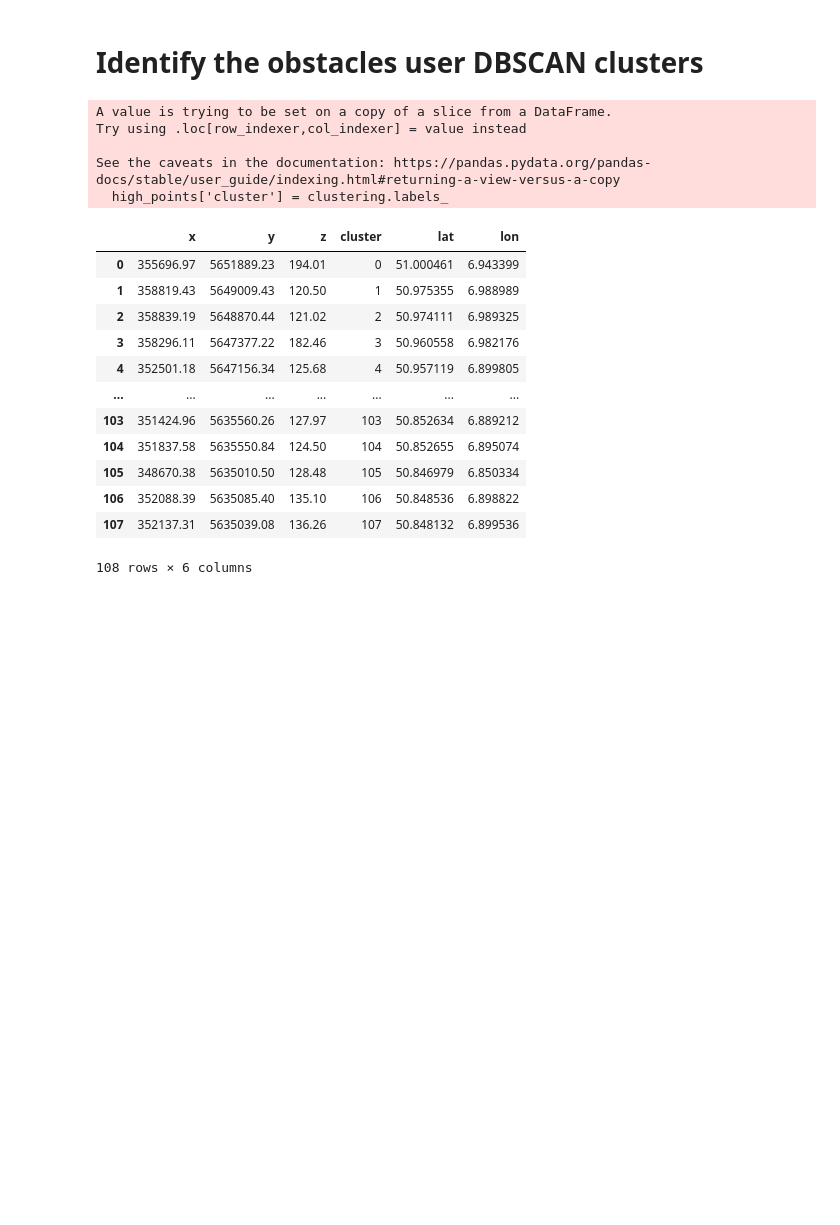
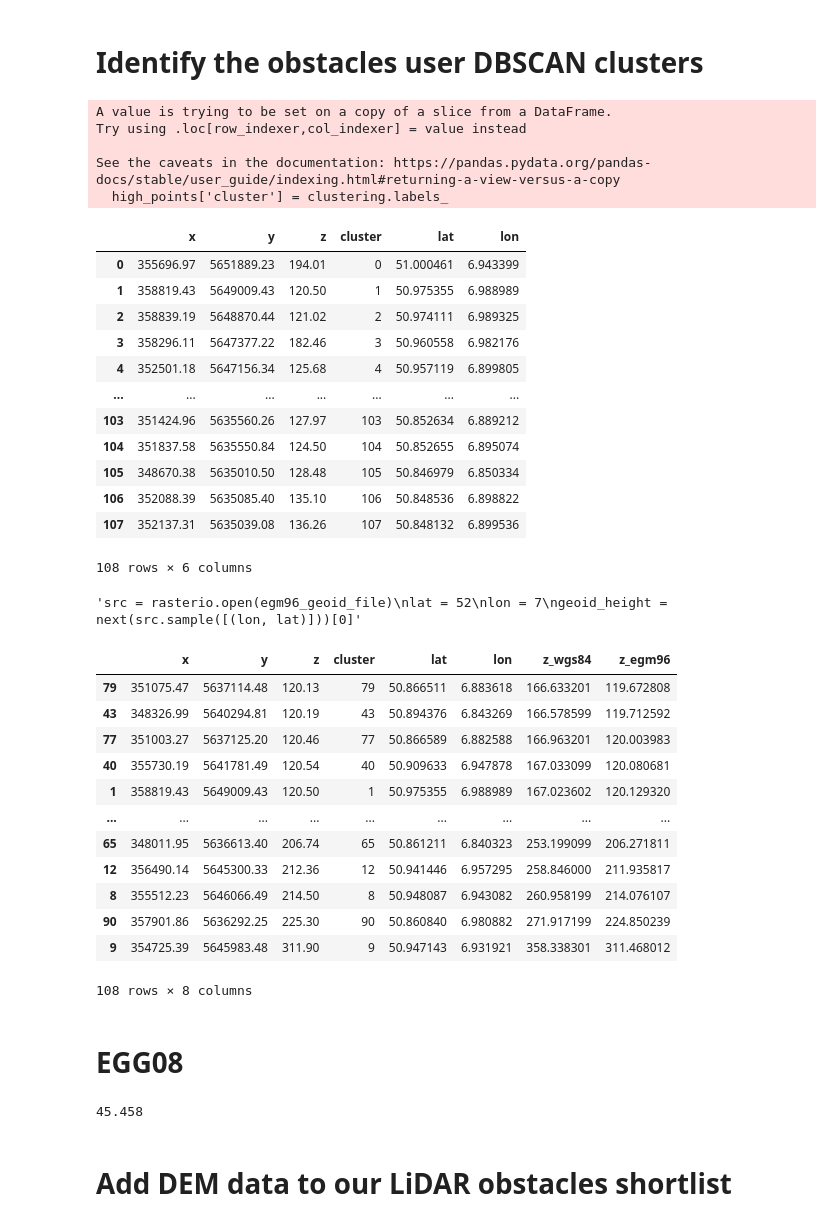
Before and after one commit to DME-3/Validate-Obstacles, a Jupyter notebook: Validate_AIP_Obstacles.ipynb, the cells around one changed output. Drawn from its saved outputs; the diff is of its cells as text; code cells hidden in the pictures; blank space fills up the shorter version.

Commit message:
second version and geoid data

```diff
--- a/Validate_AIP_Obstacles.ipynb
+++ b/Validate_AIP_Obstacles.ipynb
@@ -236,3 +240,5 @@ df_trimmed.to_pickle("./lidar_data/df_trimmed_Cologne_extended.pkl")
+# %%
+df_trimmed = pd.read_pickle("./lidar_pkl/df_trimmed_Cologne_extended.pkl")
 # %% [markdown]
 # Identify the obstacles user DBSCAN clusters
 # %%
@@ -280,0 +309,77 @@ See the caveats in the documentation: https://pandas.pydata.org/pandas-docs/stab
+# %%
+# Transform heights from WGS84 (ellipsoid) to WGS84 (EGM96 geoid) (EPSG:5773)
+# Geoid grid file source: https://github.com/OSGeo/proj-datumgrid
+egm96_geoid_file = './EGM96_data/egm96_15.gtx'
+
+# Create a pyproj Transformer to transform from WGS-84 ellipsoidal heights to EGM96 geoid heights
+transformer = pyproj.Transformer.from_pipeline(
+    f"+proj=pipeline "
+    f"+step +proj=unitconvert +xy_in=deg +z_in=m +xy_out=rad +z_out=m "
+    f"+step +proj=vgridshift +grids={egm96_geoid_file} +multiplier=-1 "
+    f"+step +proj=unitconvert +xy_in=rad +z_in=m +xy_out=deg +z_out=m"
+)
+
+def apply_egm96_transformation(row):
+    _, _, z_egm96 = transformer.transform(row['lon'], row['lat'], row['z_wgs84'])
+    return z_egm96
+
+# Apply the EGM96 transformation to the DataFrame
+highest_points['z_egm96'] = highest_points.apply(apply_egm96_transformation, axis=1)
+
+# test: transformer.transform(7, 5, 0) # https://geographiclib.sourceforge.io/cgi-bin/GeoidEval
+
+# Alternative rasterio method
+'''src = rasterio.open(egm96_geoid_file)
+lat = 52
+lon = 7
+geoid_height = next(src.sample([(lon, lat)]))[0]'''
+# %% [output]
+'src = rasterio.open(egm96_geoid_file)\nlat = 52\nlon = 7\ngeoid_height = next(src.sample([(lon, lat)]))[0]'
+# %%
+highest_points.sort_values(by=['z_egm96'])
+# %% [output]
+|  | x | y | z | cluster | lat | lon | z_wgs84 | z_egm96 |
+| 79 | 351075.47 | 5637114.48 | 120.13 | 79 | 50.866511 | 6.883618 | 166.633201 | 119.672808 |
+| 43 | 348326.99 | 5640294.81 | 120.19 | 43 | 50.894376 | 6.843269 | 166.578599 | 119.712592 |
+| 77 | 351003.27 | 5637125.20 | 120.46 | 77 | 50.866589 | 6.882588 | 166.963201 | 120.003983 |
+| 40 | 355730.19 | 5641781.49 | 120.54 | 40 | 50.909633 | 6.947878 | 167.033099 | 120.080681 |
+| 1 | 358819.43 | 5649009.43 | 120.50 | 1 | 50.975355 | 6.988989 | 167.023602 | 120.129320 |
+| ... | ... | ... | ... | ... | ... | ... | ... | ... |
+| 65 | 348011.95 | 5636613.40 | 206.74 | 65 | 50.861211 | 6.840323 | 253.199099 | 206.271811 |
+| 12 | 356490.14 | 5645300.33 | 212.36 | 12 | 50.941446 | 6.957295 | 258.846000 | 211.935817 |
+| 8 | 355512.23 | 5646066.49 | 214.50 | 8 | 50.948087 | 6.943082 | 260.958199 | 214.076107 |
+| 90 | 357901.86 | 5636292.25 | 225.30 | 90 | 50.860840 | 6.980882 | 271.917199 | 224.850239 |
+| 9 | 354725.39 | 5645983.48 | 311.90 | 9 | 50.947143 | 6.931921 | 358.338301 | 311.468012 |
+108 rows × 8 columns
+# %% [markdown]
+# EGG08
+# %%
+def load_egg08_grid(file_path):
+    """Load EGG08 grid data from a file."""
+    grid_data = np.loadtxt(file_path, skiprows=16) # skip the 16 lines corresponding to the header
+    return grid_data.reshape((360, 480))  # Reshape based on nrows and ncols
+
+def interpolate_EGG08_height(grid, lat, lon):
+    """Interpolate geoid height from the EGG08 grid for a given latitude and longitude."""
+    lat_min, lat_max, lon_min, lon_max = 25.0, 85.0, -50.0, 70.0
+    delta_lat, delta_lon = 0.1667, 0.2500
+    nrows, ncols = 360, 480
+
+    if lat < lat_min or lat > lat_max or lon < lon_min or lon > lon_max:
+        return None  # Coordinates are outside the grid bounds
+
+    # Calculate the row and column indices for interpolation
+    row = int((lat - lat_min) / delta_lat)
+    col = int((lon - lon_min) / delta_lon)
+
+    # Perform the interpolation
+    return grid[row, col]
+
+# Load the grid data
+egg08_grid = load_egg08_grid('EGG08_data/EGG2008_20170702.isg')
+
+interpolate_EGG08_height(egg08_grid, 51, 7)
+# %% [output]
+45.458
+# %% [markdown]
+# Add DEM data to our LiDAR obstacles shortlist
```
Also changed, not shown: parts of 16 cells of this notebook, 4 other files.
